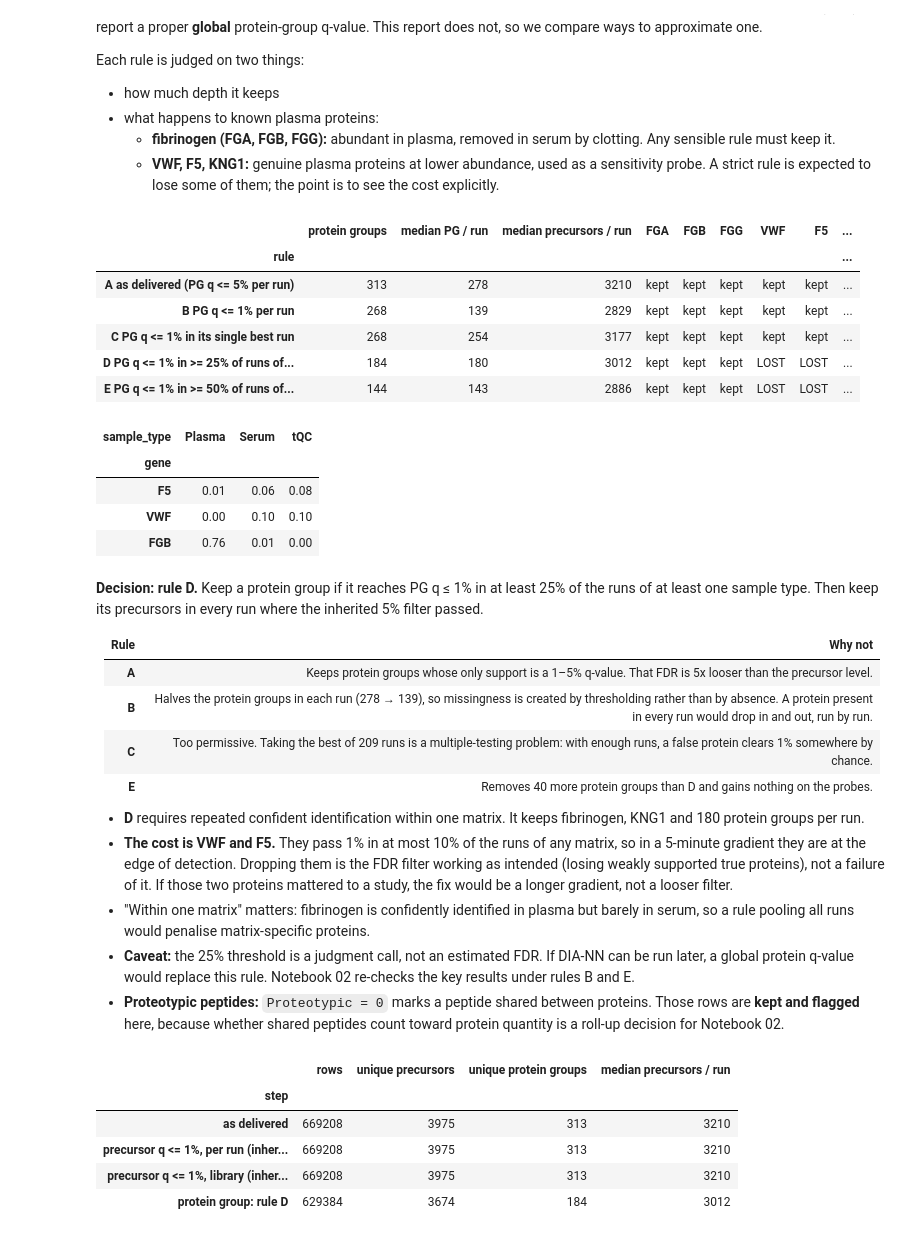
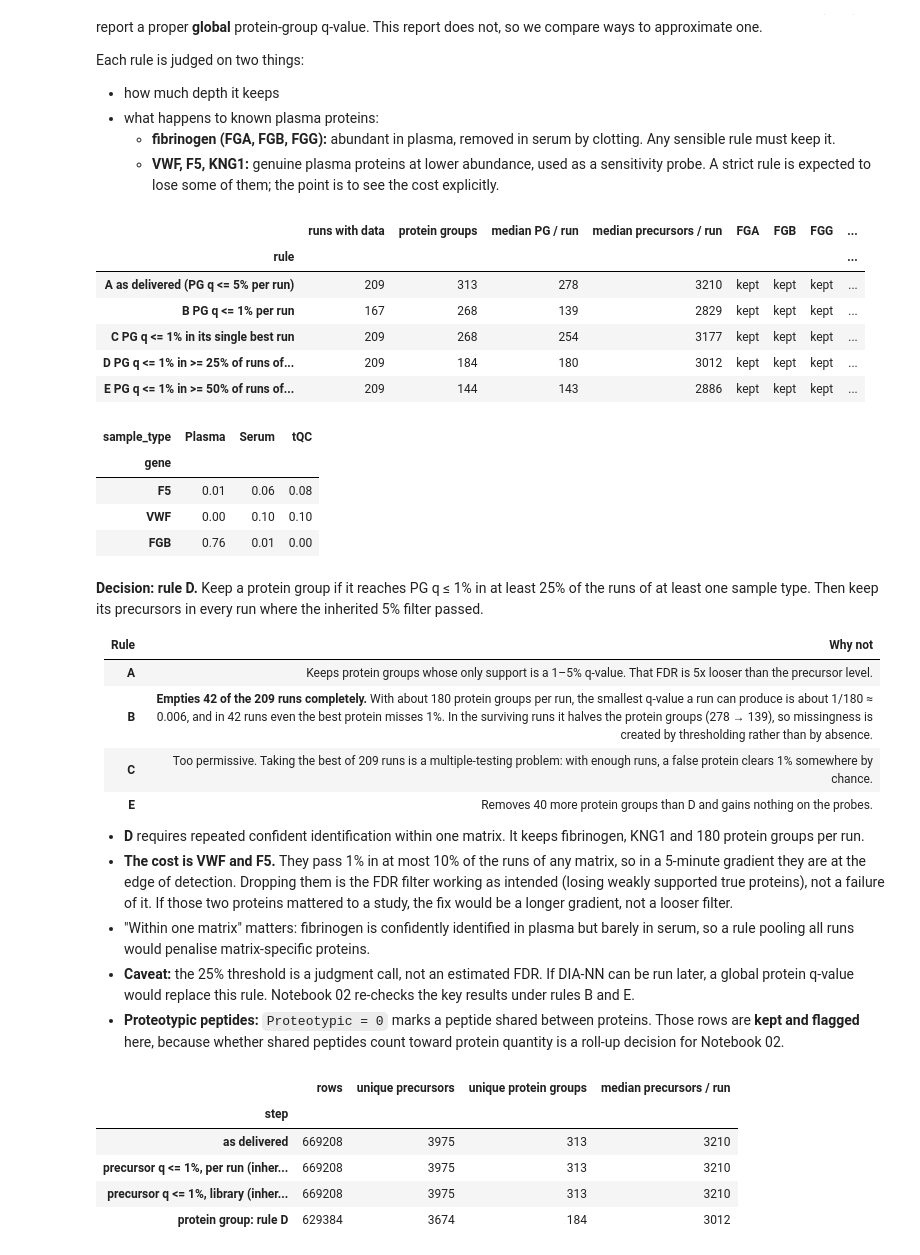
Before and after one commit to acioffi3-spec/dia-proteomics-pipeline, a Jupyter notebook: notebooks/01_import_and_qc.ipynb, the cells around one changed output. Drawn from its saved outputs; the diff is of its cells as text; code cells hidden in the pictures.

```diff
--- a/notebooks/01_import_and_qc.ipynb
+++ b/notebooks/01_import_and_qc.ipynb
@@ -246,37 +246,40 @@ Each rule is judged on two things:
 # %%
 support = qc.protein_group_support(df, meta, q=0.01)   # fraction of runs with PG q <= 1%, per sample type
 best_q = df.groupby("Protein.Group")["PG.Q.Value"].min()
 markers = ["FGA", "FGB", "FGG", "VWF", "F5", "KNG1"]
 
 pg_rules = {
     "A  as delivered (PG q <= 5% per run)": lambda d: pd.Series(True, index=d.index),
     "B  PG q <= 1% per run": lambda d: d["PG.Q.Value"] <= 0.01,
     "C  PG q <= 1% in its single best run": lambda d: d["Protein.Group"].isin(best_q.index[best_q <= 0.01]),
     "D  PG q <= 1% in >= 25% of runs of one sample type": lambda d: d["Protein.Group"].isin(
         support.index[(support >= 0.25).any(axis=1)]),
     "E  PG q <= 1% in >= 50% of runs of one sample type": lambda d: d["Protein.Group"].isin(
         support.index[(support >= 0.50).any(axis=1)]),
 }
 
 rows = []
 for name, rule in pg_rules.items():
     kept = df[rule(df)]
     per_run = kept.groupby("run", observed=True)
     genes_kept = set(kept["Genes"].dropna())
     rows.append({"rule": name,
+                 # runs with ANY data left: a strict per-run rule can empty whole runs,
+                 # and a median over the surviving runs would hide that
+                 "runs with data": kept["run"].nunique(),
                  "protein groups": kept["Protein.Group"].nunique(),
                  "median PG / run": int(per_run["Protein.Group"].nunique().median()),
                  "median precursors / run": int(per_run["Precursor.Id"].nunique().median()),
                  **{g: "kept" if g in genes_kept else "LOST" for g in markers}})
 pd.DataFrame(rows).set_index("rule")
 # %% [output]
-|  | protein groups | median PG / run | median precursors / run | FGA | FGB | FGG | VWF | F5 | ... |
-| rule |  |  |  |  |  |  |  |  | ... |
-| A as delivered (PG q <= 5% per run) | 313 | 278 | 3210 | kept | kept | kept | kept | kept | ... |
-| B PG q <= 1% per run | 268 | 139 | 2829 | kept | kept | kept | kept | kept | ... |
-| C PG q <= 1% in its single best run | 268 | 254 | 3177 | kept | kept | kept | kept | kept | ... |
-| D PG q <= 1% in >= 25% of runs of... | 184 | 180 | 3012 | kept | kept | kept | LOST | LOST | ... |
-| E PG q <= 1% in >= 50% of runs of... | 144 | 143 | 2886 | kept | kept | kept | LOST | LOST | ... |
+|  | runs with data | protein groups | median PG / run | median precursors / run | FGA | FGB | FGG | ... |
+| rule |  |  |  |  |  |  |  | ... |
+| A as delivered (PG q <= 5% per run) | 209 | 313 | 278 | 3210 | kept | kept | kept | ... |
+| B PG q <= 1% per run | 167 | 268 | 139 | 2829 | kept | kept | kept | ... |
+| C PG q <= 1% in its single best run | 209 | 268 | 254 | 3177 | kept | kept | kept | ... |
+| D PG q <= 1% in >= 25% of runs of... | 209 | 184 | 180 | 3012 | kept | kept | kept | ... |
+| E PG q <= 1% in >= 50% of runs of... | 209 | 144 | 143 | 2886 | kept | kept | kept | ... |
 # %%
 # Why do the stricter rules lose VWF and F5? Look at how often they pass 1% in each matrix.
 probe = df.drop_duplicates("Protein.Group").set_index("Protein.Group")["Genes"]
@@ -294,7 +297,7 @@ support.loc[probe_ids].assign(gene=probe[probe_ids]).set_index("gene").round(2)
 | Rule | Why not |
 |---|---|
 | **A** | Keeps protein groups whose only support is a 1–5% q-value. That FDR is 5x looser than the precursor level. |
-| **B** | Halves the protein groups in each run (278 → 139), so missingness is created by thresholding rather than by absence. A protein present in every run would drop in and out, run by run. |
+| **B** | **Empties 42 of the 209 runs completely.** With about 180 protein groups per run, the smallest q-value a run can produce is about 1/180 ≈ 0.006, and in 42 runs even the best protein misses 1%. In the surviving runs it halves the protein groups (278 → 139), so missingness is created by thresholding rather than by absence. |
 | **C** | Too permissive. Taking the best of 209 runs is a multiple-testing problem: with enough runs, a false protein clears 1% somewhere by chance. |
 | **E** | Removes 40 more protein groups than D and gains nothing on the probes. |
 
```
Also changed, not shown: 12 other files.
